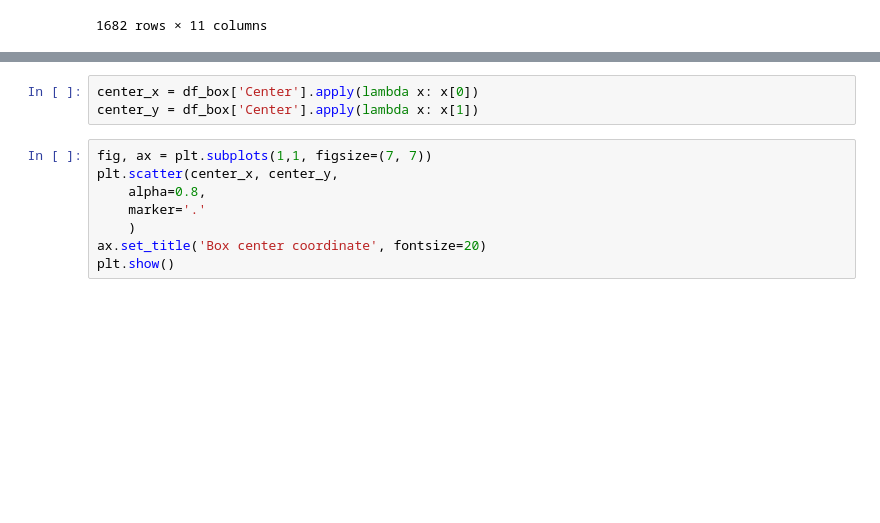
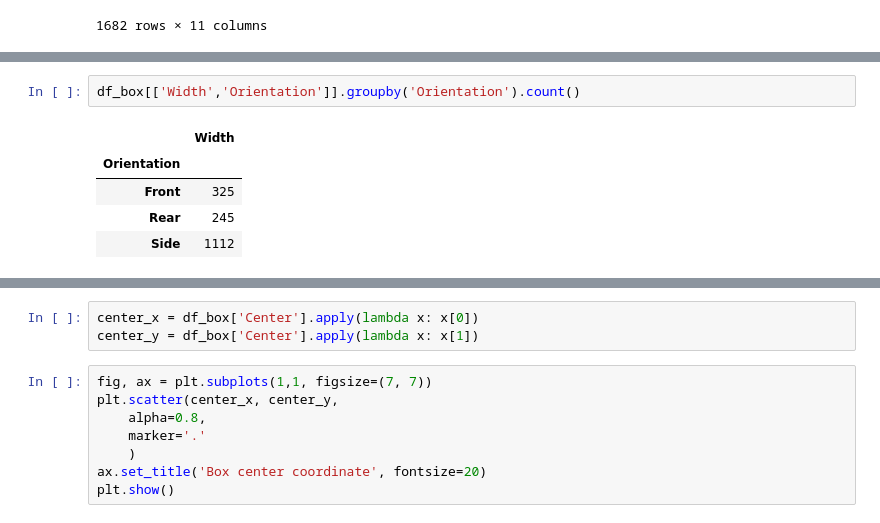
Before and after one commit to boostcampaitech2/final-project-level3-cv-01, a Jupyter notebook: utils/EDA.ipynb, the cells around one changed output, grey strips where cells are left out. Drawn from its saved outputs; the diff is of its cells as text; blank space fills up the shorter version.

```diff
--- a/utils/EDA.ipynb
+++ b/utils/EDA.ipynb
@@ -187,0 +188,8 @@ print(df_box['Width'].mean())
+# %%
+df_box[['Width','Orientation']].groupby('Orientation').count()
+# %% [output]
+|  | Width |
+| Orientation |  |
+| Front | 325 |
+| Rear | 245 |
+| Side | 1112 |
```
Also changed, not shown: parts of 15 cells of this notebook.
